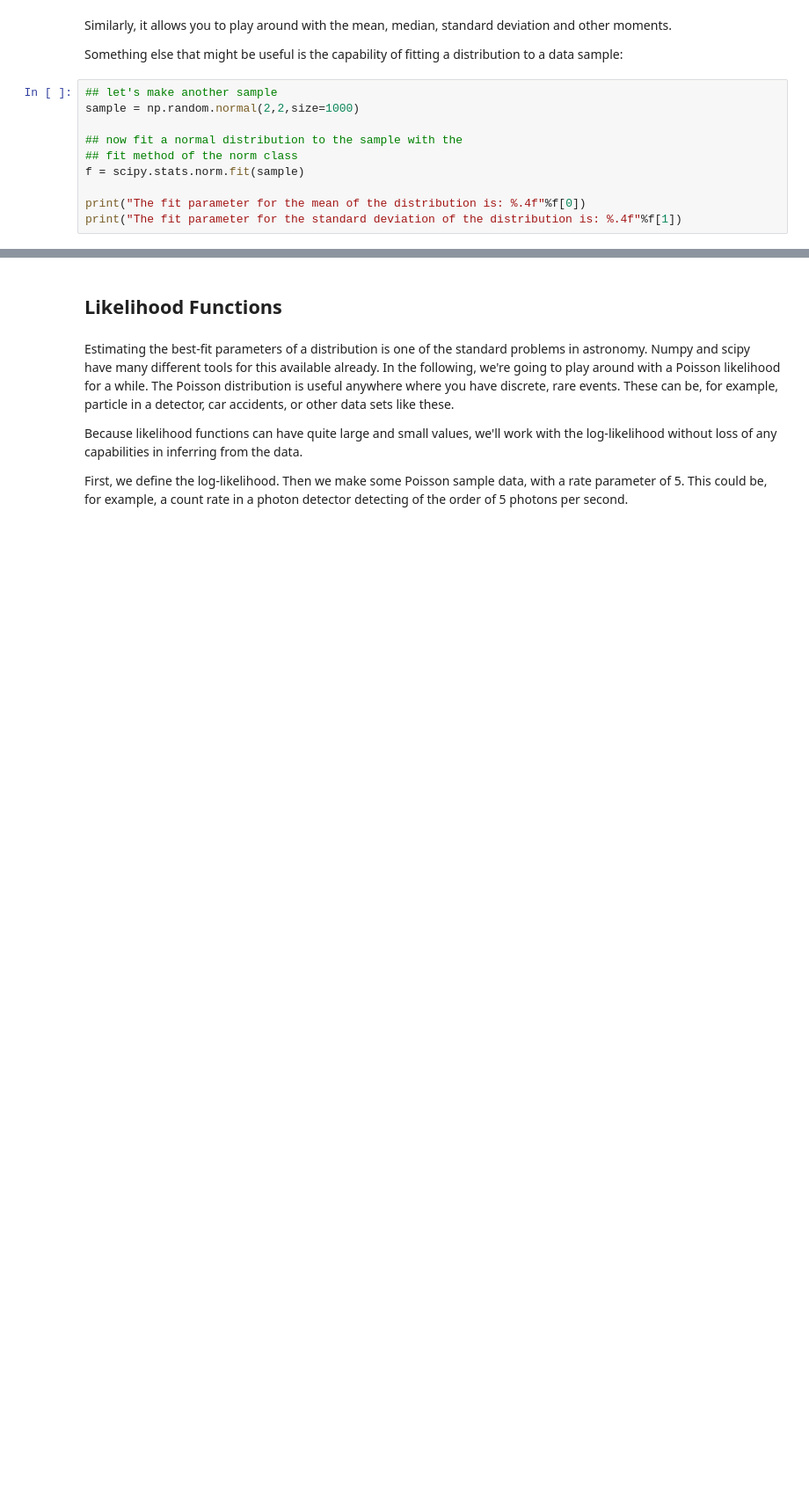
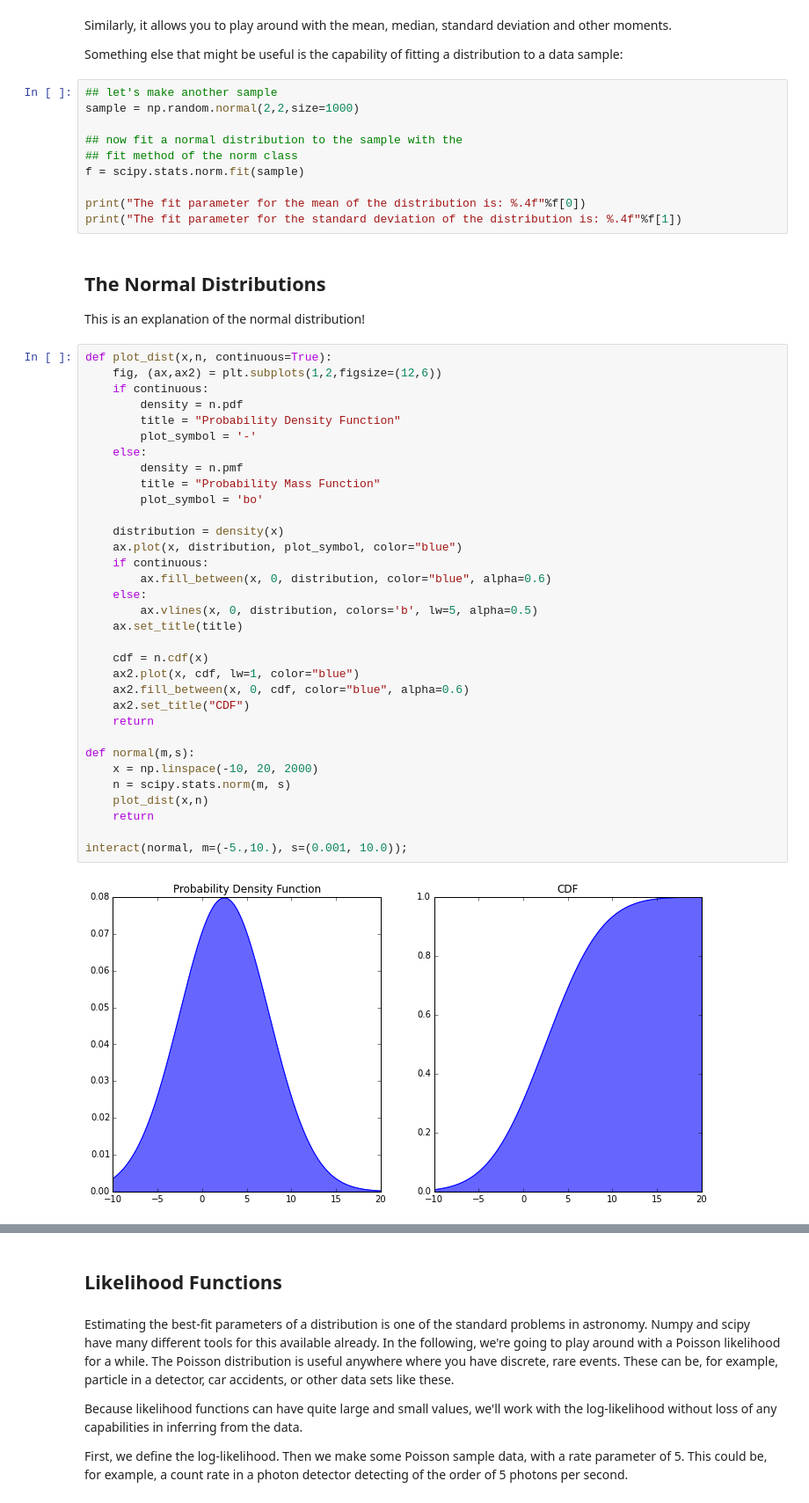
Before and after one commit to dhuppenkothen/ClassicalStatsPython, a Jupyter notebook: classicalstatsexamples.ipynb, the cells around one changed output, grey strips where cells are left out. Shown at 88% size. Saved outputs shown, nothing was run; the diff lists cells and outputs as text; blank space fills up the shorter version.

```diff
--- a/classicalstatsexamples.ipynb
+++ b/classicalstatsexamples.ipynb
@@ -265,3 +302,42 @@ f = scipy.stats.norm.fit(sample)
 
 print("The fit parameter for the mean of the distribution is: %.4f"%f[0])
 print("The fit parameter for the standard deviation of the distribution is: %.4f"%f[1])
+# %% [markdown]
+## The Normal Distributions
+
+This is an explanation of the normal distribution!
+# %%
+def plot_dist(x,n, continuous=True):
+    fig, (ax,ax2) = plt.subplots(1,2,figsize=(12,6))
+    if continuous:
+        density = n.pdf
+        title = "Probability Density Function"
+        plot_symbol = '-'
+    else:
+        density = n.pmf
+        title = "Probability Mass Function"
+        plot_symbol = 'bo'
+
+    distribution = density(x)
+    ax.plot(x, distribution, plot_symbol, color="blue")
+    if continuous:
+        ax.fill_between(x, 0, distribution, color="blue", alpha=0.6)
+    else:
+        ax.vlines(x, 0, distribution, colors='b', lw=5, alpha=0.5)
+    ax.set_title(title)
+
+    cdf = n.cdf(x)
+    ax2.plot(x, cdf, lw=1, color="blue")
+    ax2.fill_between(x, 0, cdf, color="blue", alpha=0.6)
+    ax2.set_title("CDF")
+    return
+
+def normal(m,s):
+    x = np.linspace(-10, 20, 2000)
+    n = scipy.stats.norm(m, s)
+    plot_dist(x,n)
+    return
+
+interact(normal, m=(-5.,10.), s=(0.001, 10.0));
+# %% [output]
+[figure, added]
```
Also changed, not shown: parts of 8 cells of this notebook.
